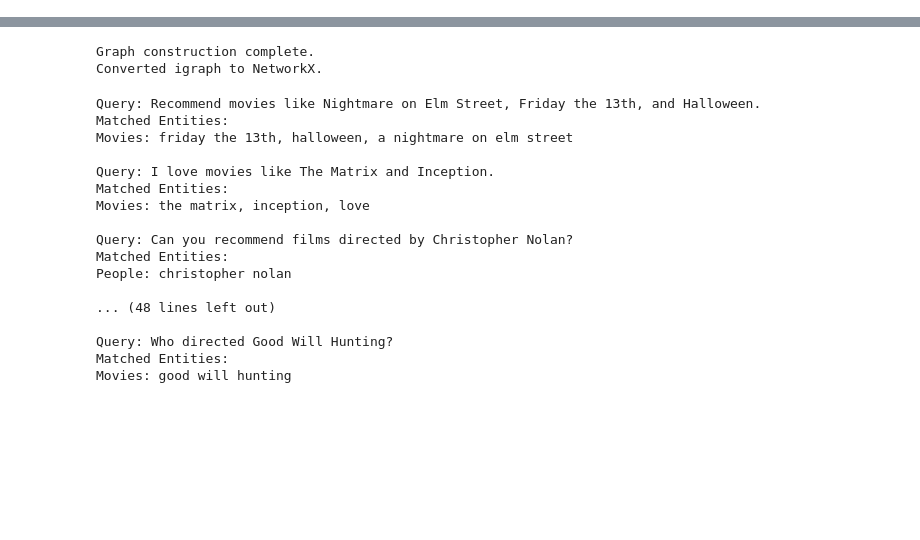
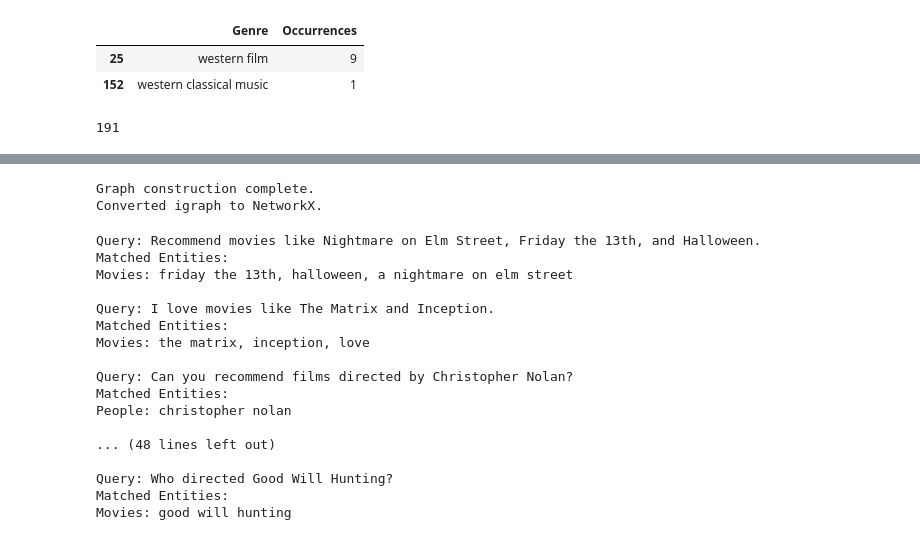
Before and after one commit to random9nessss/HS-24-Advanced-Topics-in-Artificial-Intelligence, a Jupyter notebook: development/recommender_two.ipynb, the cells around one changed output, grey strips where cells are left out. Drawn from its saved outputs; the diff is of its cells as text; code cells hidden in the pictures; blank space fills up the shorter version.

```diff
--- a/development/recommender_two.ipynb
+++ b/development/recommender_two.ipynb
@@ -16,0 +33,22 @@ db = pd.read_pickle("exports/extended_graph_triples.pkl")
+# %%
+genre_data = db[db.predicate_label == "genre"].object_label[:500]
+
+unique_genres = set()
+for genres in genre_data:
+    genres = genres.strip('"')
+    for genre in genres.split(','):
+        genre = genre.strip()
+        unique_genres.add(genre)
+# %%
+from collections import Counter
+
+unique_genres = []
+for genres in genre_data[:10000]:
+    genres = genres.strip('"')
+    unique_genres.extend([genre.strip() for genre in genres.split(',')])
+
+unique_genres = [g for g in unique_genres if g not in movie_values and g not in people_values]
+genre_counter = Counter(unique_genres)
+top_n_genres = genre_counter.most_common(150)
+
+top_n_genres_df = pd.DataFrame(top_n_genres, columns=['Genre', 'Occurrences'])
@@ -16,0 +62,6 @@ db = pd.read_pickle("exports/extended_graph_triples.pkl")
+# %%
+top_n_genres_df[top_n_genres_df.Genre.str.startswith("wes")]
+# %% [output]
+|  | Genre | Occurrences |
+| 25 | western film | 9 |
+| 152 | western classical music | 1 |
@@ -16,0 +76,4 @@ db = pd.read_pickle("exports/extended_graph_triples.pkl")
+# %%
+len([g for g in unique_genres if g not in movie_values and g not in people_values])
+# %% [output]
+191
```
Also changed, not shown: parts of 7 cells of this notebook, 8 other files.
